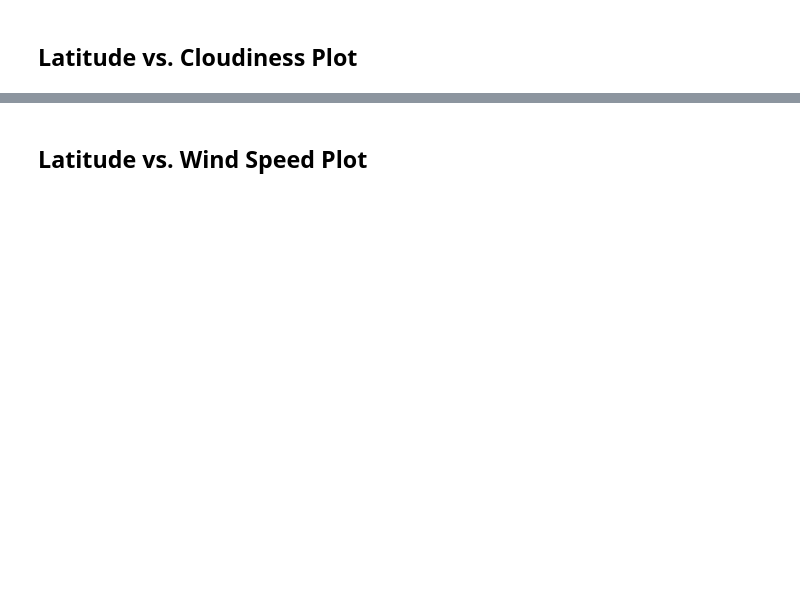
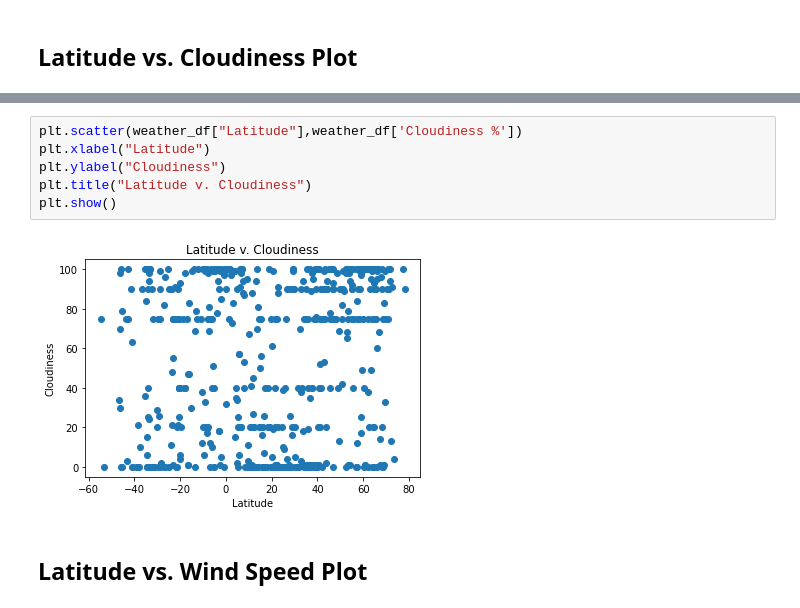
Before and after one commit to chuckloveall/python-api-weather, a Jupyter notebook: starter_code/WeatherPy.ipynb, the cells around one changed output, grey strips where cells are left out. Saved outputs shown, nothing was run; the diff lists cells and outputs as text; blank space fills up the shorter version.

```diff
--- a/starter_code/WeatherPy.ipynb
+++ b/starter_code/WeatherPy.ipynb
@@ -148,2 +210,10 @@ Int64Index([], dtype='int64')
+# %%
+plt.scatter(weather_df["Latitude"],weather_df['Cloudiness %'])
+plt.xlabel("Latitude")
+plt.ylabel("Cloudiness")
+plt.title("Latitude v. Cloudiness")
+plt.show()
+# %% [output]
+[figure, added]
 # %% [markdown]
 ## Latitude vs. Wind Speed Plot
```
Also changed, not shown: parts of 36 cells of this notebook, 1 other file.
